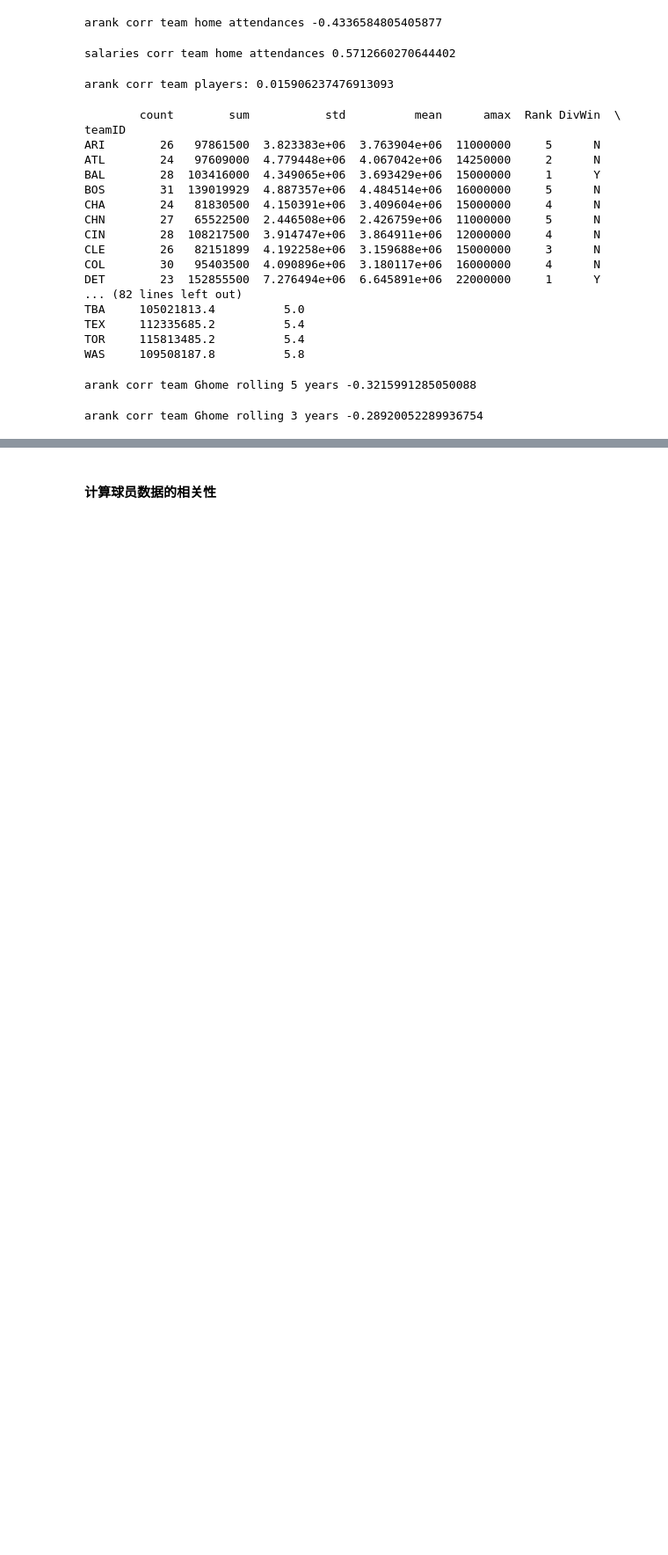
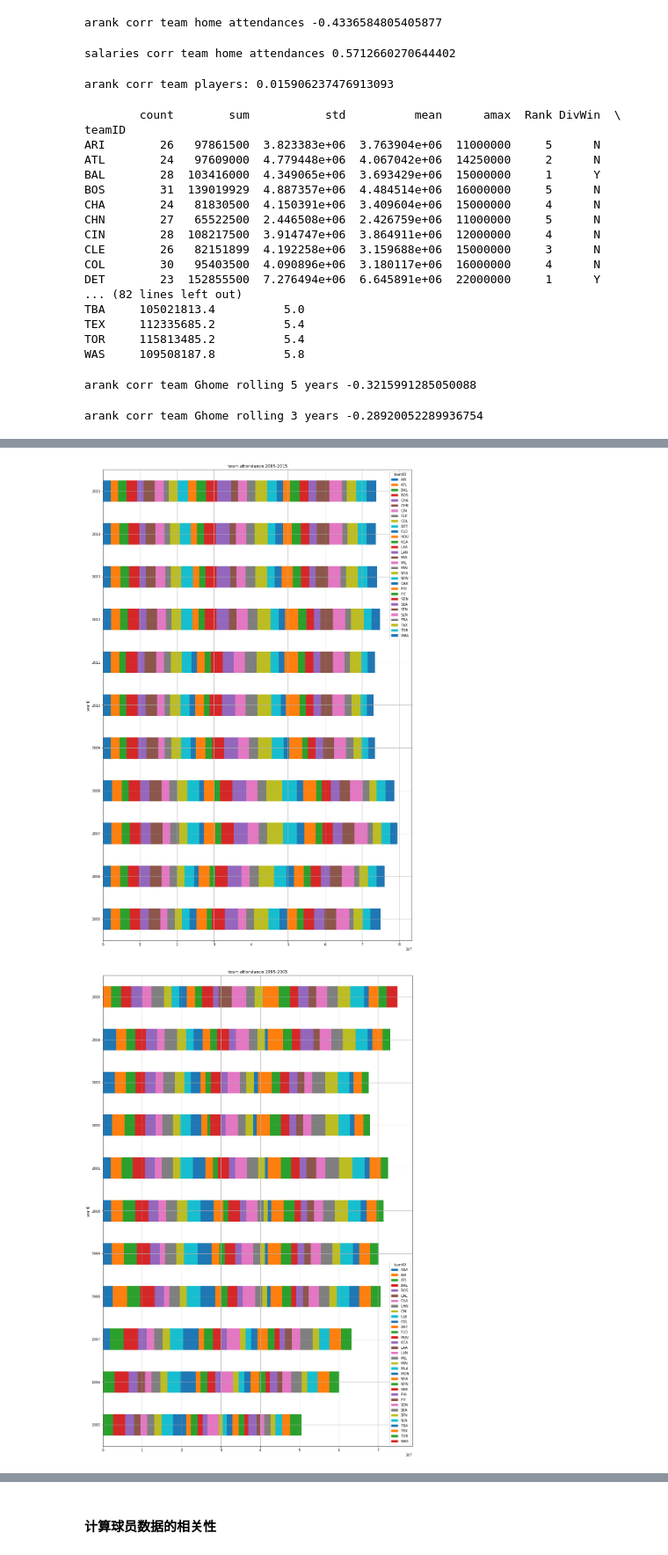
Before and after one commit to brucexin/udacity_nd002-cn-basic-2-baseball, a Jupyter notebook: main.ipynb, the cells around one changed output, grey strips where cells are left out. Shown at 88% size. Cells and saved outputs as stored; diff of their text form; code cells hidden in the pictures; blank space fills up the shorter version.

```diff
--- a/main.ipynb
+++ b/main.ipynb
@@ -203,0 +264,13 @@ arank corr team Ghome rolling 3 years -0.28920052289936754
+# %%
+def draw_barh_with_team_attendance(df, title):
+    min_year, max_year = get_index_min_max(df, 'yearID')
+    title = '%s %d-%d'%(title, min_year, max_year)
+    attendances_df = df[['attendance']].reset_index()
+    draw_df = attendances_df.pivot(index='yearID', columns='teamID', values='attendance')
+    draw_df.plot.barh(figsize=(16, 25), grid=True, stacked=True, title=title)
+
+for df in team_with_salaries_df_10years:
+    draw_barh_with_team_attendance(df, 'team attendance')
+# %% [output]
+[figure, added]
+[figure, added]
```
Also changed, not shown: parts of 25 cells of this notebook, 1 other file.
